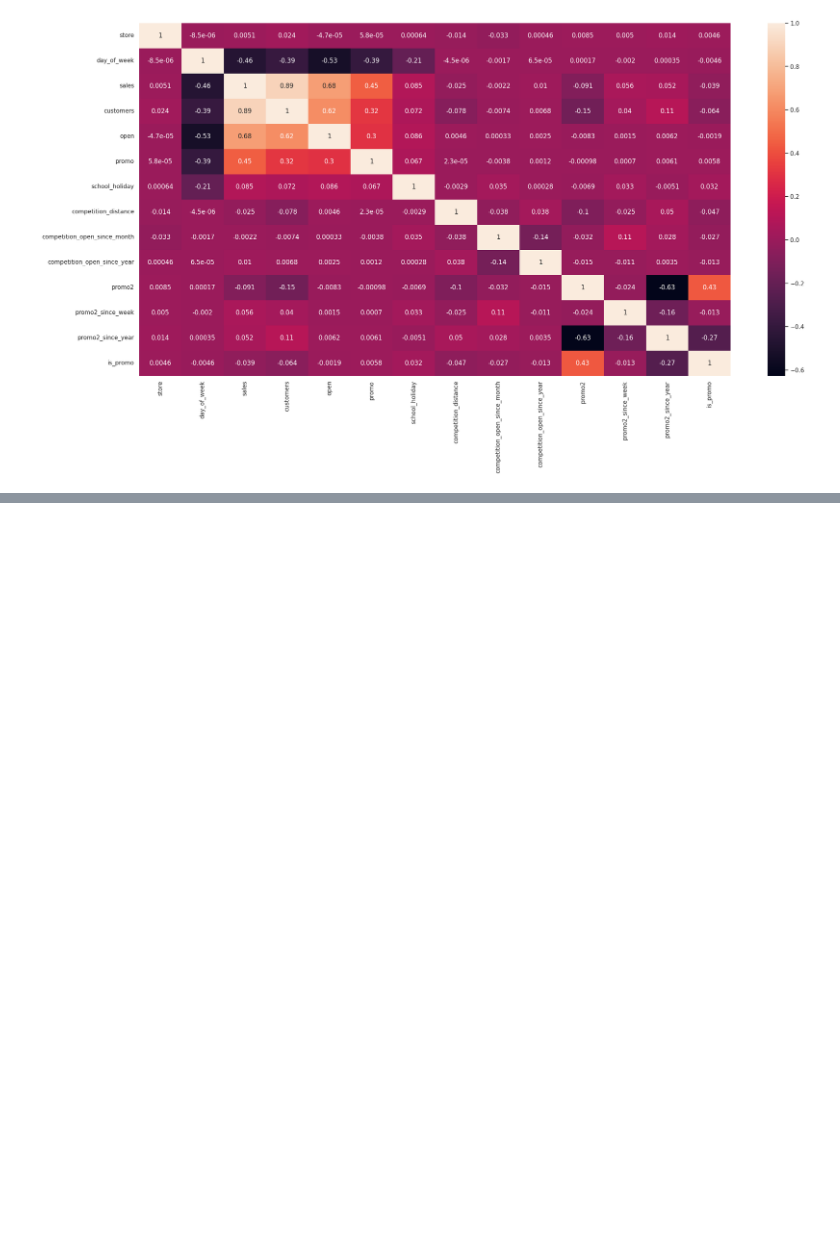
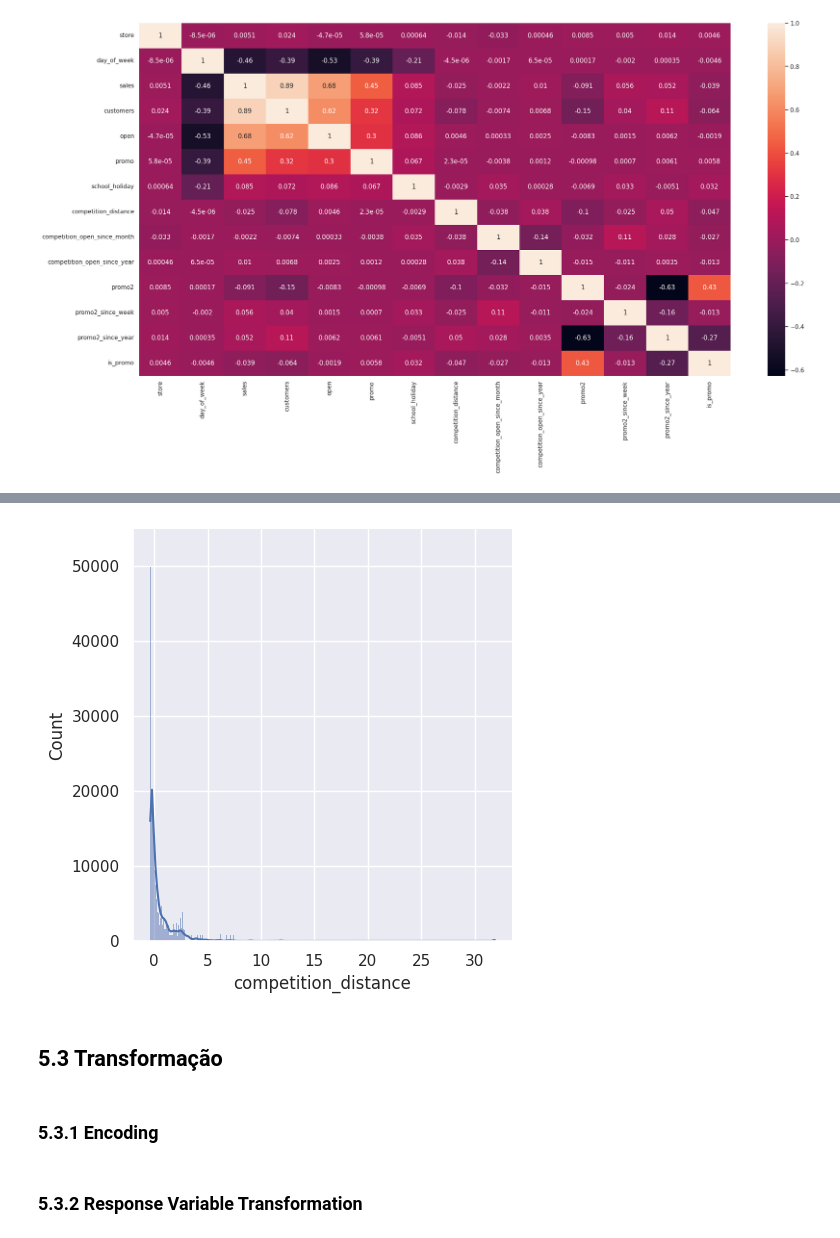
Before and after one commit to RicardoSemerene/DataScience_em_producao, a Jupyter notebook: m04_v01_store_sales_prediction.ipynb, the cells around one changed output, grey strips where cells are left out. Drawn from its saved outputs; the diff is of its cells as text; code cells hidden in the pictures; blank space fills up the shorter version.

```diff
--- a/m04_v01_store_sales_prediction.ipynb
+++ b/m04_v01_store_sales_prediction.ipynb
@@ -623,0 +604,8 @@ https://gist.github.com/mwaskom/de44147ed2974457ad6372750bbe5751
+# %%
+sns.displot(df5['competition_distance'], kde=True);
+# %% [output]
+[figure, added]
+# %% [markdown]
+## 5.3 Transformação
+# %% [markdown]
+### 5.3.1 Encoding
@@ -623,0 +628,2 @@ https://gist.github.com/mwaskom/de44147ed2974457ad6372750bbe5751
+# %% [markdown]
+### 5.3.2 Response Variable Transformation
```
Also changed, not shown: parts of 32 cells of this notebook.
